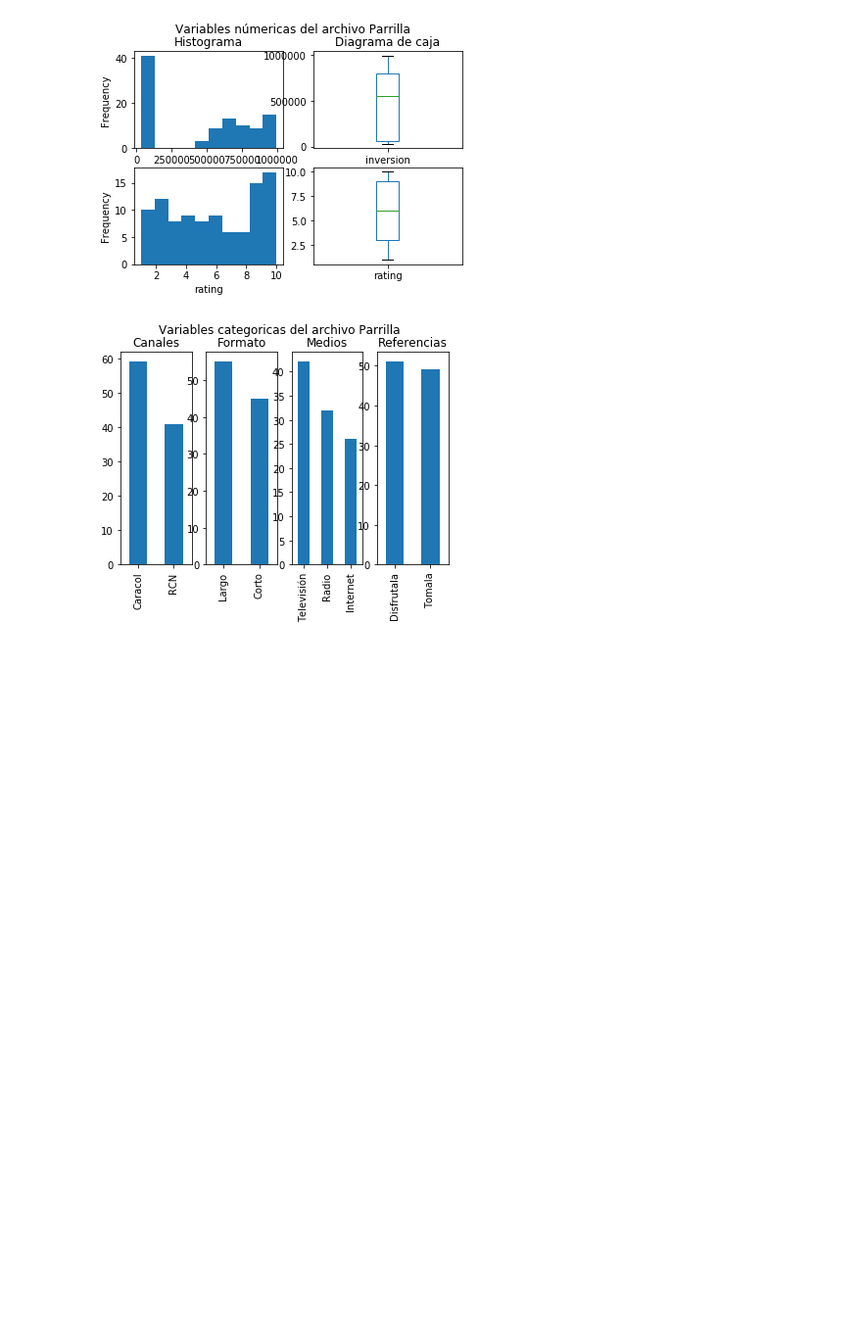
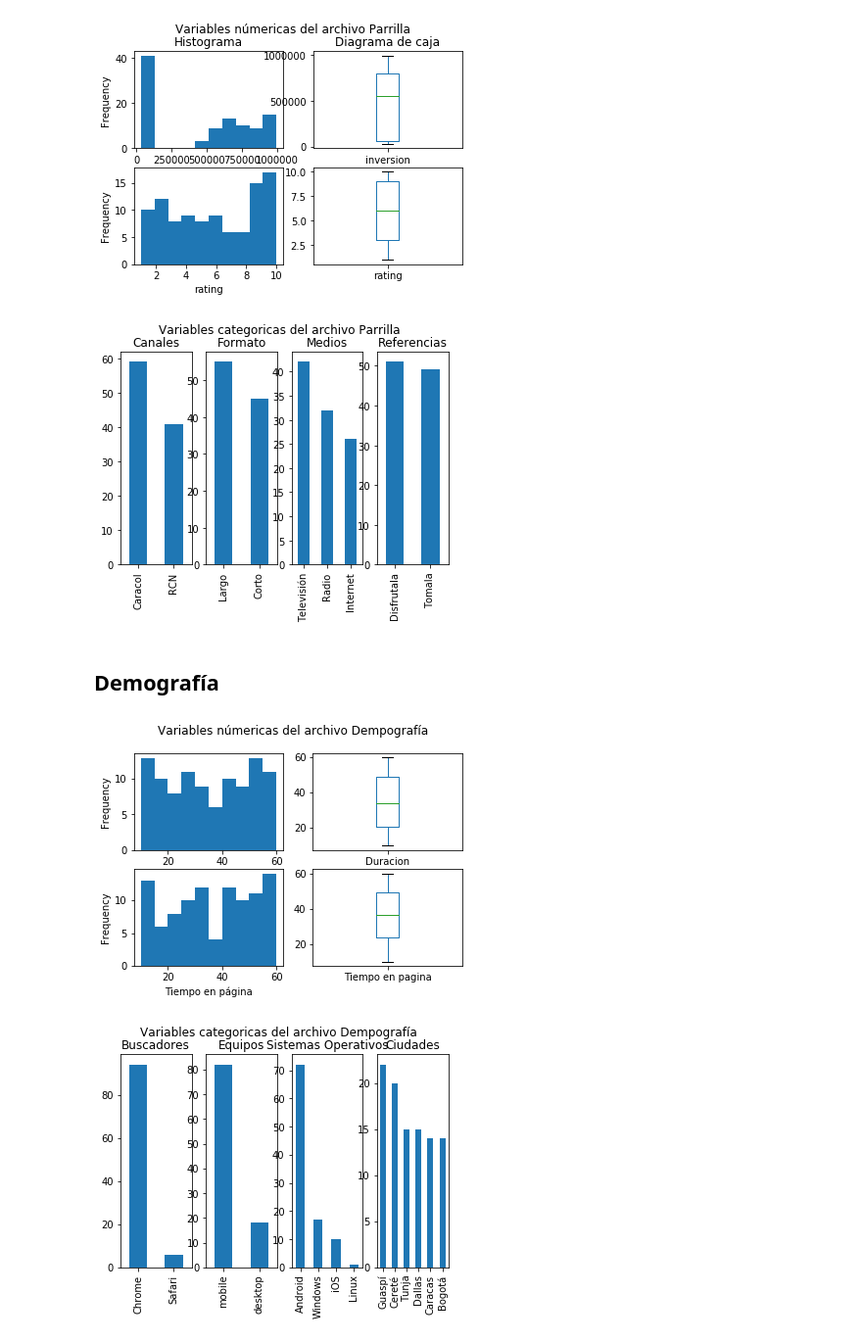
Before and after one commit to riarangogi/ResolveStudio, a Jupyter notebook: Explorer.ipynb, the cells around one changed output. Shown at 98% size. Drawn from its saved outputs; the diff is of its cells as text; code cells hidden in the pictures; blank space fills up the shorter version.

Commit message:
I created the demografiaExplorer function

```diff
--- a/Explorer.ipynb
+++ b/Explorer.ipynb
@@ -75,6 +75,44 @@ def parrillaExplorer(path, file):
     table.plot(kind="bar")
     fig.suptitle("Variables categoricas del archivo {}".format(file))
     plt.show()
+# %%
+def demografiaExplorer(path, file):
+    df = pd.read_excel(path)
+
+    fig = plt.figure()
+
+    ax3 = plt.subplot(2, 2, 1)
+    ax3.set_xlabel("Duración")
+    df["Duracion"].plot(kind="hist")
+    ax4 = plt.subplot(2, 2, 2)
+    df["Duracion"].plot(kind="box")
+    ax5 = plt.subplot(2, 2, 3)
+    ax5.set_xlabel("Tiempo en página")
+    df["Tiempo en pagina"].plot(kind="hist")
+    ax6 = plt.subplot(2, 2, 4)
+    df["Tiempo en pagina"].plot(kind="box")
+    fig.suptitle("Variables númericas del archivo {}".format(file))
+    plt.show()
+
+    fig = plt.figure()
+    ax1 = plt.subplot(1, 4, 1)
+    ax1.set_title("Buscadores")
+    table = df["browser"].value_counts()
+    table.plot(kind="bar")
+    ax2 = plt.subplot(1, 4, 2)
+    ax2.set_title("Equipos")
+    table = df["device"].value_counts()
+    table.plot(kind="bar")
+    ax3 = plt.subplot(1, 4, 3)
+    ax3.set_title("Sistemas Operativos")
+    table = df["Sistema Operativo"].value_counts()
+    table.plot(kind="bar")
+    ax4 = plt.subplot(1, 4, 4)
+    ax4.set_title("Ciudades")
+    table = df["Ciudad"].value_counts()
+    table.plot(kind="bar")
+    fig.suptitle("Variables categoricas del archivo {}".format(file))
+    plt.show()
 # %% [markdown]
 ## Analitica
 # %%
@@ -89,3 +127,10 @@ parrillaExplorer("./Data/Raw/Parrilla.xlsx", "Parrilla")
 # %% [output]
 [figure]
 [figure]
+# %% [markdown]
+## Demografía
+# %%
+demografiaExplorer("./Data/Raw/Demografía.xlsx", "Dempografía")
+# %% [output]
+[figure, added]
+[figure, added]
```
